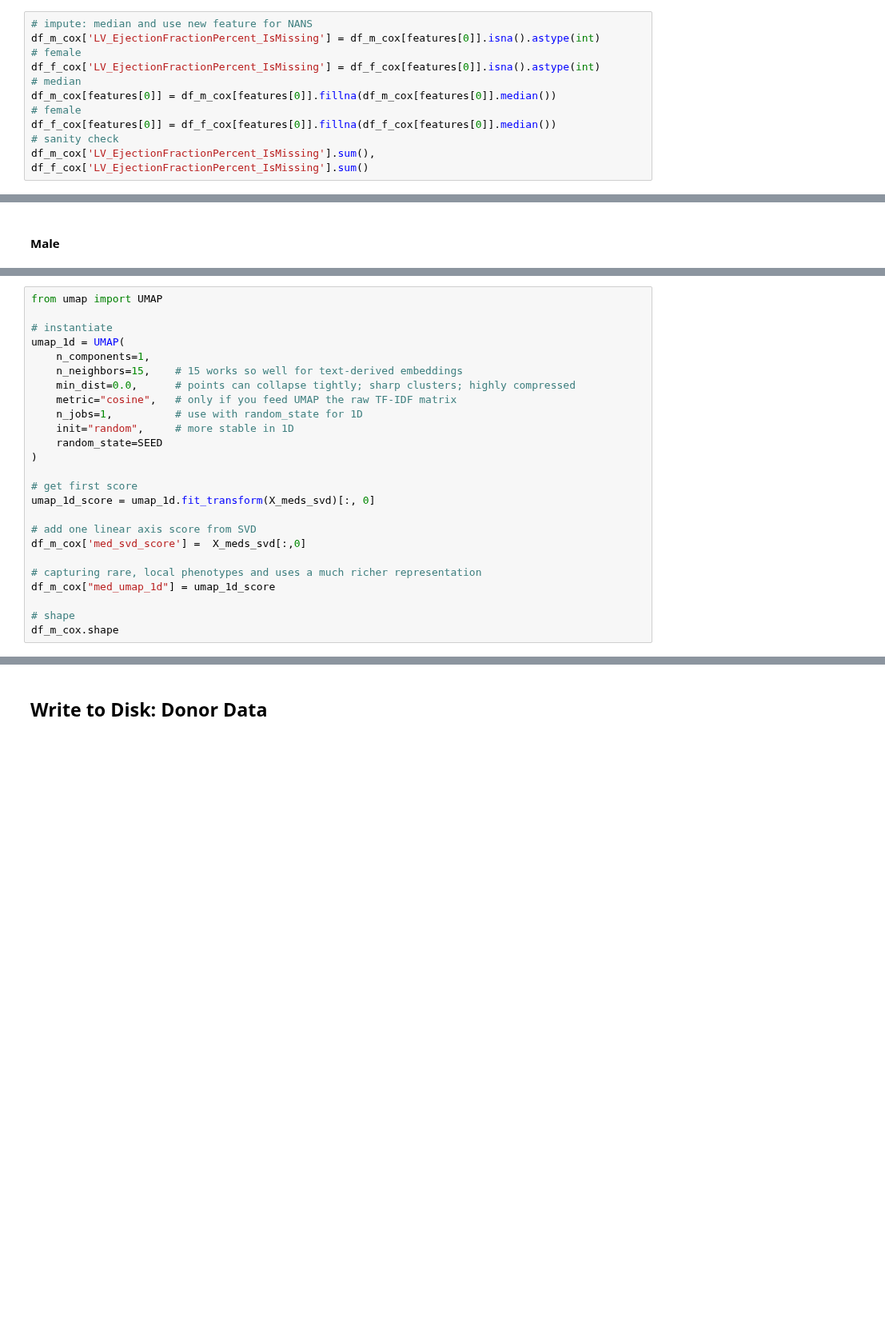
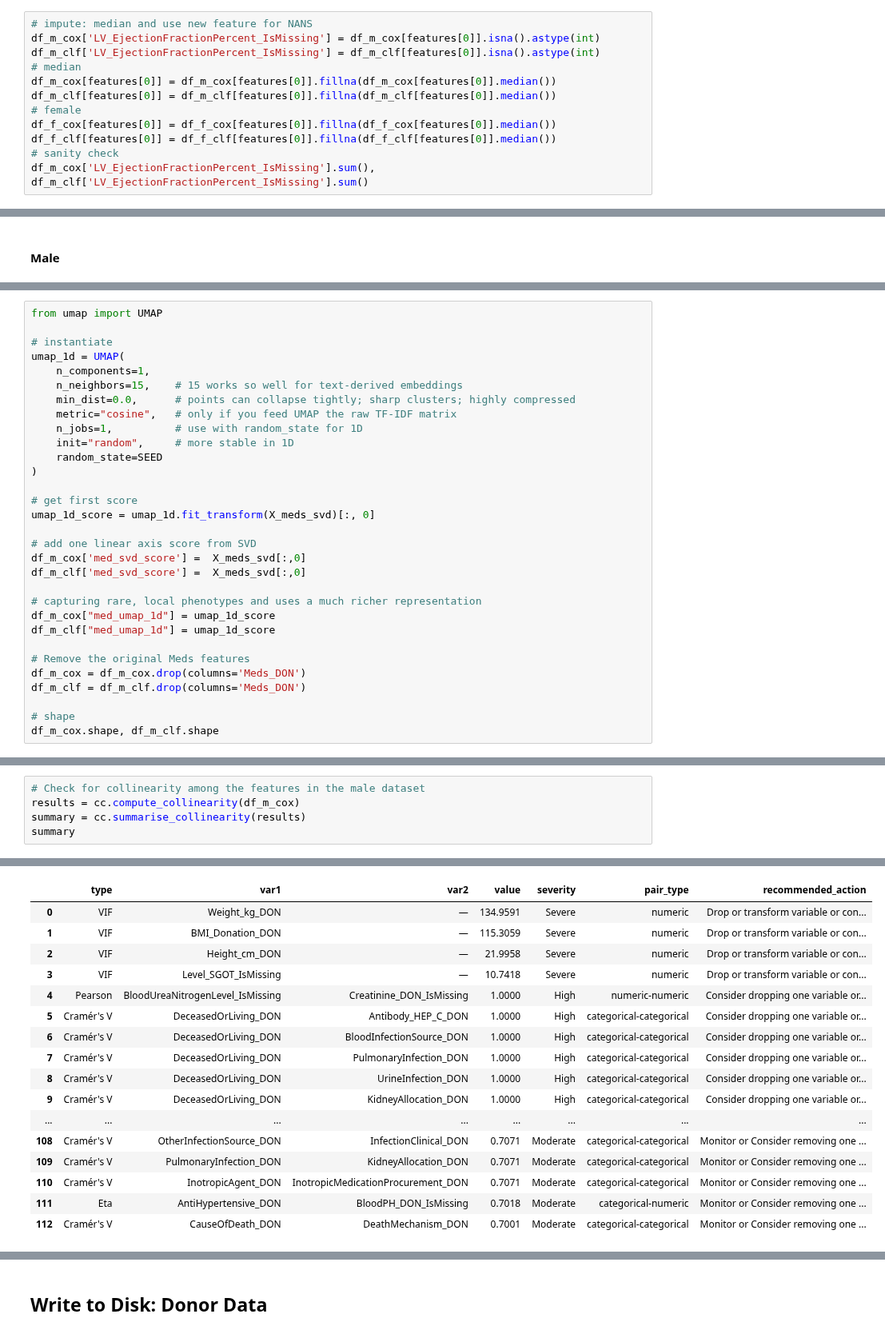
Before and after one commit to SirErikPak/UNOS_GenderStratification, a Jupyter notebook: notebook/C_WrangleExploratoryDonor.ipynb, the cells around one changed output, grey strips where cells are left out. Shown at 80% size. Cells and saved outputs as stored; diff of their text form; blank space fills up the shorter version.

```diff
--- a/notebook/C_WrangleExploratoryDonor.ipynb
+++ b/notebook/C_WrangleExploratoryDonor.ipynb
@@ -2144,11 +2223,12 @@ u.check_informative_missingness(df_f_cox, features[0], txt='Female')
 # %%
 # impute: median and use new feature for NANS
 df_m_cox['LV_EjectionFractionPercent_IsMissing'] = df_m_cox[features[0]].isna().astype(int)
-# female
-df_f_cox['LV_EjectionFractionPercent_IsMissing'] = df_f_cox[features[0]].isna().astype(int)
+df_m_clf['LV_EjectionFractionPercent_IsMissing'] = df_m_clf[features[0]].isna().astype(int)
 # median
 df_m_cox[features[0]] = df_m_cox[features[0]].fillna(df_m_cox[features[0]].median())
+df_m_clf[features[0]] = df_m_clf[features[0]].fillna(df_m_clf[features[0]].median())
 # female
 df_f_cox[features[0]] = df_f_cox[features[0]].fillna(df_f_cox[features[0]].median())
+df_f_clf[features[0]] = df_f_clf[features[0]].fillna(df_f_clf[features[0]].median())
 # sanity check
-df_m_cox['LV_EjectionFractionPercent_IsMissing'].sum(), df_f_cox['LV_EjectionFractionPercent_IsMissing'].sum()
+df_m_cox['LV_EjectionFractionPercent_IsMissing'].sum(), df_m_clf['LV_EjectionFractionPercent_IsMissing'].sum()
@@ -2264,9 +2489,15 @@ umap_1d_score = umap_1d.fit_transform(X_meds_svd)[:, 0]
 
 # add one linear axis score from SVD
 df_m_cox['med_svd_score'] =  X_meds_svd[:,0]
+df_m_clf['med_svd_score'] =  X_meds_svd[:,0]
 
 # capturing rare, local phenotypes and uses a much richer representation
 df_m_cox["med_umap_1d"] = umap_1d_score
+df_m_clf["med_umap_1d"] = umap_1d_score
+
+# Remove the original Meds features
+df_m_cox = df_m_cox.drop(columns='Meds_DON')
+df_m_clf = df_m_clf.drop(columns='Meds_DON')
 
 # shape
-df_m_cox.shape
+df_m_cox.shape, df_m_clf.shape
@@ -2348,0 +2600,6 @@ df_m_cox.isna().any().any(), df_f_cox.isna().any().any()
+# %%
+# Check for collinearity among the features in the male dataset
+results = cc.compute_collinearity(df_m_cox)
+summary = cc.summarise_collinearity(results)
+summary
+# %% [output]
@@ -2348,0 +2610,17 @@ df_m_cox.isna().any().any(), df_f_cox.isna().any().any()
+|  | type | var1 | var2 | value | severity | pair_type | recommended_action |
+| 0 | VIF | Weight_kg_DON | — | 134.9591 | Severe | numeric | Drop or transform variable or con... |
+| 1 | VIF | BMI_Donation_DON | — | 115.3059 | Severe | numeric | Drop or transform variable or con... |
+| 2 | VIF | Height_cm_DON | — | 21.9958 | Severe | numeric | Drop or transform variable or con... |
+| 3 | VIF | Level_SGOT_IsMissing | — | 10.7418 | Severe | numeric | Drop or transform variable or con... |
+| 4 | Pearson | BloodUreaNitrogenLevel_IsMissing | Creatinine_DON_IsMissing | 1.0000 | High | numeric-numeric | Consider dropping one variable or... |
+| 5 | Cramér's V | DeceasedOrLiving_DON | Antibody_HEP_C_DON | 1.0000 | High | categorical-categorical | Consider dropping one variable or... |
+| 6 | Cramér's V | DeceasedOrLiving_DON | BloodInfectionSource_DON | 1.0000 | High | categorical-categorical | Consider dropping one variable or... |
+| 7 | Cramér's V | DeceasedOrLiving_DON | PulmonaryInfection_DON | 1.0000 | High | categorical-categorical | Consider dropping one variable or... |
+| 8 | Cramér's V | DeceasedOrLiving_DON | UrineInfection_DON | 1.0000 | High | categorical-categorical | Consider dropping one variable or... |
+| 9 | Cramér's V | DeceasedOrLiving_DON | KidneyAllocation_DON | 1.0000 | High | categorical-categorical | Consider dropping one variable or... |
+| ... | ... | ... | ... | ... | ... | ... | ... |
+| 108 | Cramér's V | OtherInfectionSource_DON | InfectionClinical_DON | 0.7071 | Moderate | categorical-categorical | Monitor or Consider removing one ... |
+| 109 | Cramér's V | PulmonaryInfection_DON | KidneyAllocation_DON | 0.7071 | Moderate | categorical-categorical | Monitor or Consider removing one ... |
+| 110 | Cramér's V | InotropicAgent_DON | InotropicMedicationProcurement_DON | 0.7071 | Moderate | categorical-categorical | Monitor or Consider removing one ... |
+| 111 | Eta | AntiHypertensive_DON | BloodPH_DON_IsMissing | 0.7018 | Moderate | categorical-numeric | Monitor or Consider removing one ... |
+| 112 | Cramér's V | CauseOfDeath_DON | DeathMechanism_DON | 0.7001 | Moderate | categorical-categorical | Monitor or Consider removing one ... |
```
Also changed, not shown: parts of 65 cells of this notebook, 3 other files.
